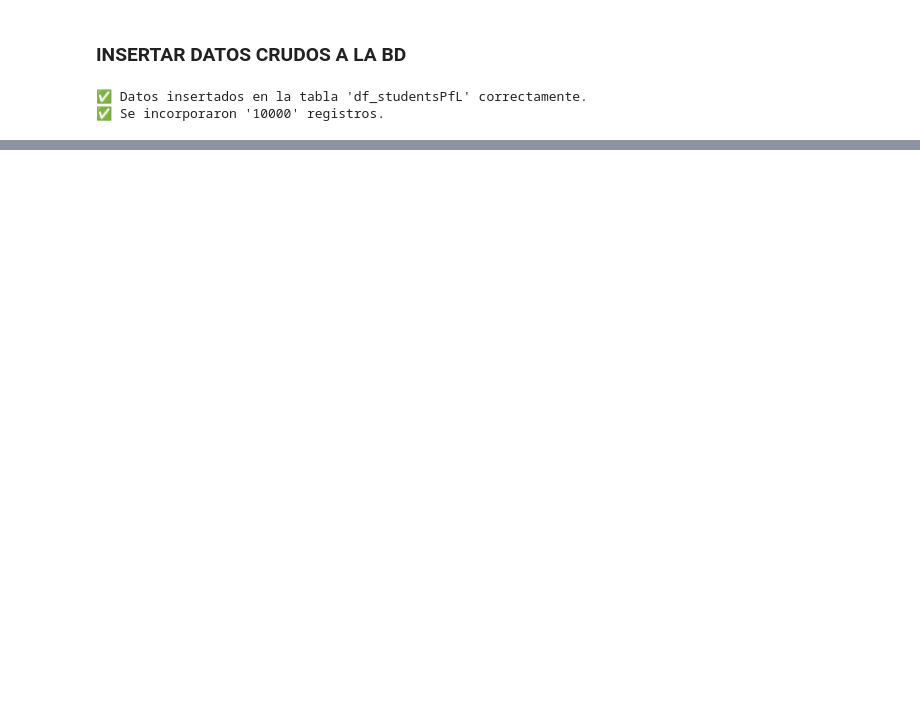
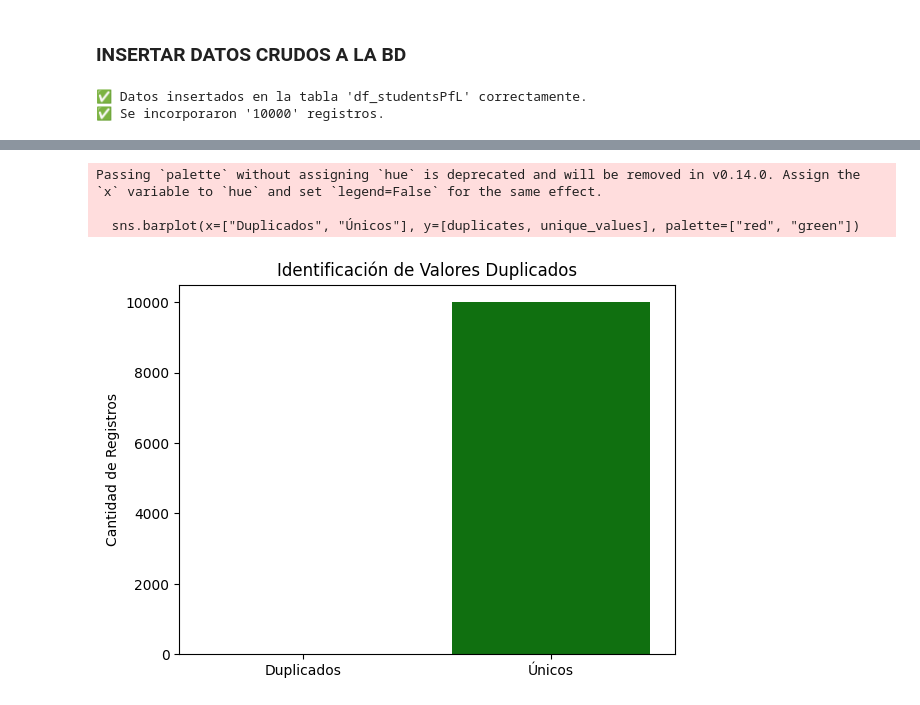
Before and after one commit to CfarinaValencia/StudensPerfomanceFactors_ETL, a Jupyter notebook: Fase1.ipynb, the cells around one changed output, grey strips where cells are left out. Saved outputs shown, nothing was run; the diff lists cells and outputs as text; code cells hidden in the pictures; blank space fills up the shorter version.

```diff
--- a/Fase1.ipynb
+++ b/Fase1.ipynb
@@ -97,0 +166,21 @@ print(f"✅ Se incorporaron '{df_studentsPf.shape[0]}' registros.")
+# %%
+# Verificar si el DataFrame tiene datos antes de graficar
+if not df_transformedST.empty:
+    # Calcular duplicados
+    duplicates = df_transformedST.duplicated().sum()
+    unique_values = len(df_transformedST) - duplicates
+
+    # Graficar duplicados vs únicos en una sola línea
+    sns.barplot(x=["Duplicados", "Únicos"], y=[duplicates, unique_values], palette=["red", "green"])
+
+    # Configuración del gráfico
+    plt.title("Identificación de Valores Duplicados")
+    plt.ylabel("Cantidad de Registros")
+    plt.show()
+else:
+    print("El DataFrame está vacío. No se pueden contar duplicados.")
+# %% [output]
+Passing `palette` without assigning `hue` is deprecated and will be removed in v0.14.0. Assign the `x` variable to `hue` and set `legend=False` for the same effect.
+
+  sns.barplot(x=["Duplicados", "Únicos"], y=[duplicates, unique_values], palette=["red", "green"])
+[figure, added]
```
Also changed, not shown: parts of 31 cells of this notebook, 1 other file.
